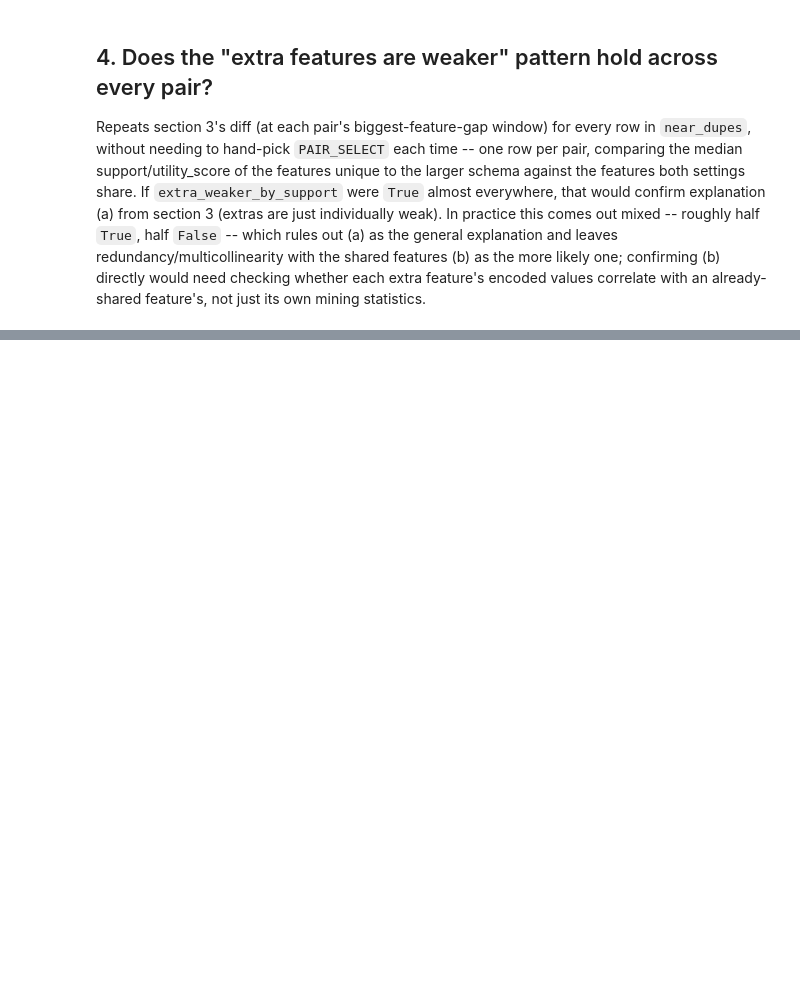
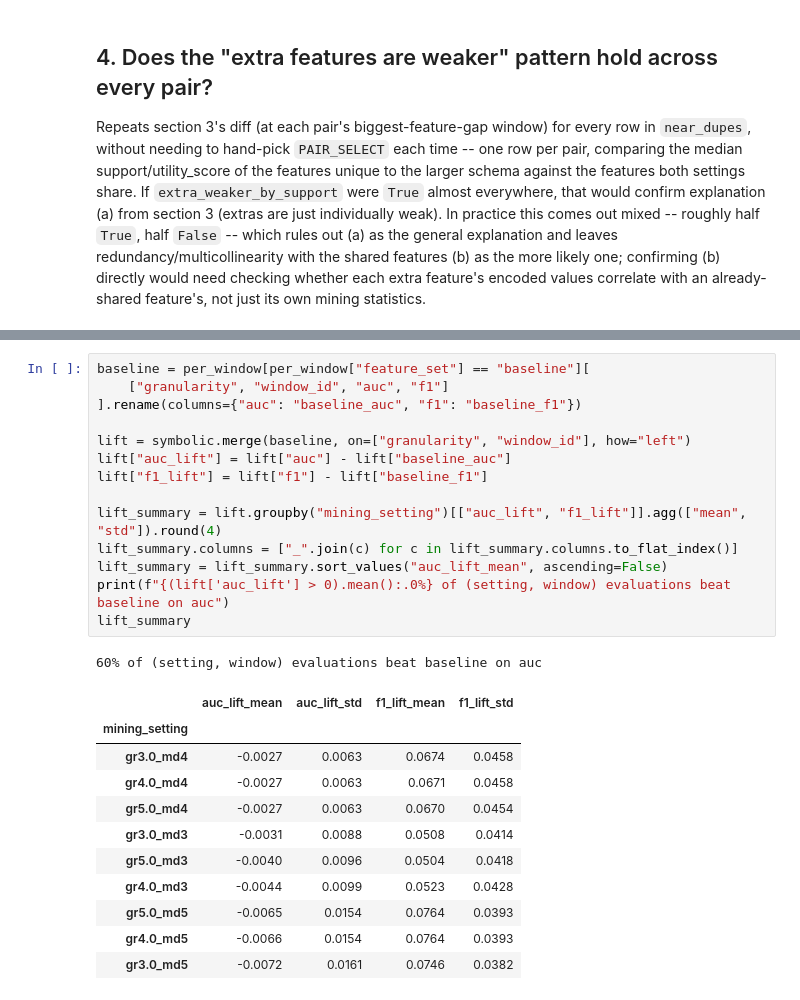
Before and after one commit to annaneliaa/msc-thesis, a Jupyter notebook: src/thesis/notebooks/mining_schema_performance_eda.ipynb, the cells around one changed output, grey strips where cells are left out. Saved outputs shown, nothing was run; the diff lists cells and outputs as text; blank space fills up the shorter version.

```diff
--- a/src/thesis/notebooks/mining_schema_performance_eda.ipynb
+++ b/src/thesis/notebooks/mining_schema_performance_eda.ipynb
@@ -474,0 +563,27 @@ pair_summary
+# %%
+baseline = per_window[per_window["feature_set"] == "baseline"][
+    ["granularity", "window_id", "auc", "f1"]
+].rename(columns={"auc": "baseline_auc", "f1": "baseline_f1"})
+
+lift = symbolic.merge(baseline, on=["granularity", "window_id"], how="left")
+lift["auc_lift"] = lift["auc"] - lift["baseline_auc"]
+lift["f1_lift"] = lift["f1"] - lift["baseline_f1"]
+
+lift_summary = lift.groupby("mining_setting")[["auc_lift", "f1_lift"]].agg(["mean", "std"]).round(4)
+lift_summary.columns = ["_".join(c) for c in lift_summary.columns.to_flat_index()]
+lift_summary = lift_summary.sort_values("auc_lift_mean", ascending=False)
+print(f"{(lift['auc_lift'] > 0).mean():.0%} of (setting, window) evaluations beat baseline on auc")
+lift_summary
+# %% [output]
+60% of (setting, window) evaluations beat baseline on auc
+|  | auc_lift_mean | auc_lift_std | f1_lift_mean | f1_lift_std |
+| mining_setting |  |  |  |  |
+| gr3.0_md4 | -0.0027 | 0.0063 | 0.0674 | 0.0458 |
+| gr4.0_md4 | -0.0027 | 0.0063 | 0.0671 | 0.0458 |
+| gr5.0_md4 | -0.0027 | 0.0063 | 0.0670 | 0.0454 |
+| gr3.0_md3 | -0.0031 | 0.0088 | 0.0508 | 0.0414 |
+| gr5.0_md3 | -0.0040 | 0.0096 | 0.0504 | 0.0418 |
+| gr4.0_md3 | -0.0044 | 0.0099 | 0.0523 | 0.0428 |
+| gr5.0_md5 | -0.0065 | 0.0154 | 0.0764 | 0.0393 |
+| gr4.0_md5 | -0.0066 | 0.0154 | 0.0764 | 0.0393 |
+| gr3.0_md5 | -0.0072 | 0.0161 | 0.0746 | 0.0382 |
```
Also changed, not shown: parts of 12 cells of this notebook, 6 other files.
